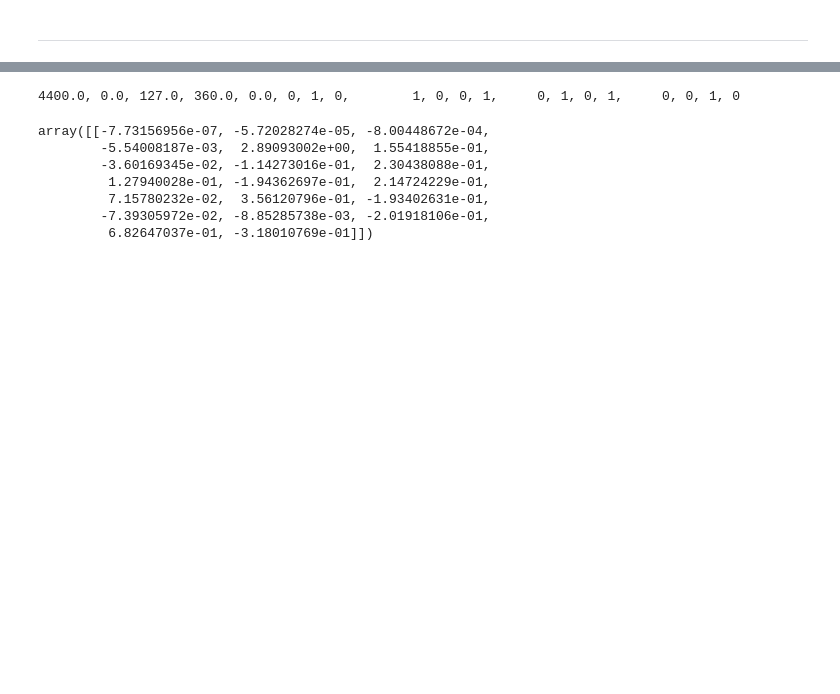
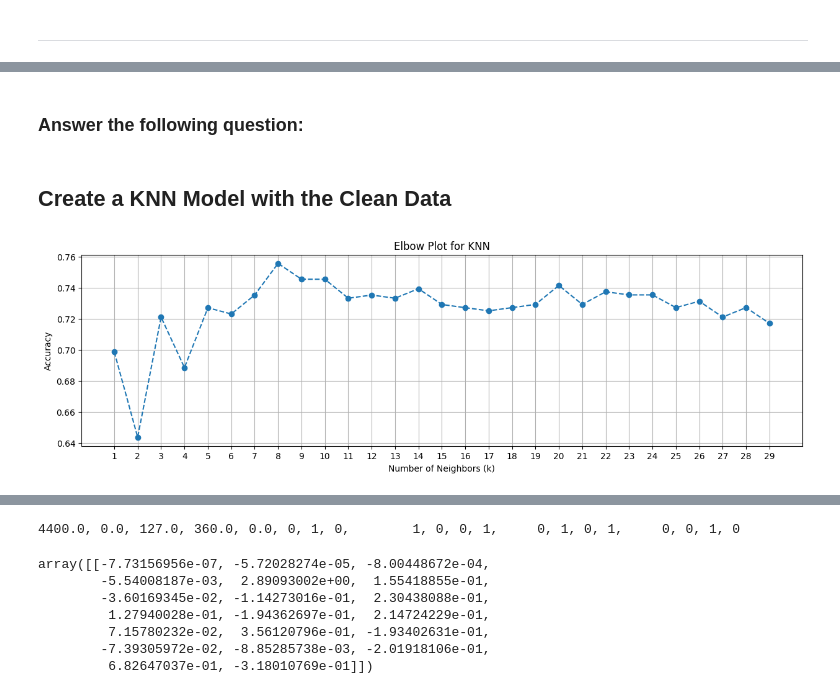
Before and after one commit to NataliiaShevchenko620/Finance_loan_approval_prediction_data, a Jupyter notebook: Finance_loan_approval_prediction_data_collab.ipynb, the cells around one changed output, grey strips where cells are left out. Cells and saved outputs as stored; diff of their text form; code cells hidden in the pictures; blank space fills up the shorter version.

```diff
--- a/Finance_loan_approval_prediction_data_collab.ipynb
+++ b/Finance_loan_approval_prediction_data_collab.ipynb
@@ -402,0 +484,4 @@ accuracy
+# %% [markdown]
+### Answer the following question:
+# %% [markdown]
+## Create a KNN Model with the Clean Data
@@ -402,0 +497,21 @@ accuracy
+# %%
+# iterate through data and find best k_value
+k_values = list(range(1, 30))
+accuracy_scores = []
+
+for i in k_values:
+    knn_model = KNeighborsClassifier(n_neighbors=i)
+    score = cross_val_score(knn_model, X_train, y_train, cv=5)
+    accuracy_scores.append(score.mean())
+
+# Plot results to visualize highest accuracy k value
+plt.figure(figsize=(15, 4))
+plt.plot(k_values, accuracy_scores, marker='o', linestyle='--')
+plt.xlabel('Number of Neighbors (k)')
+plt.ylabel('Accuracy')
+plt.title('Elbow Plot for KNN')
+plt.xticks(k_values)
+plt.grid(True)
+plt.show()
+# %% [output]
+[figure, added]
```
Also changed, not shown: parts of 33 cells of this notebook, 1 other file.
